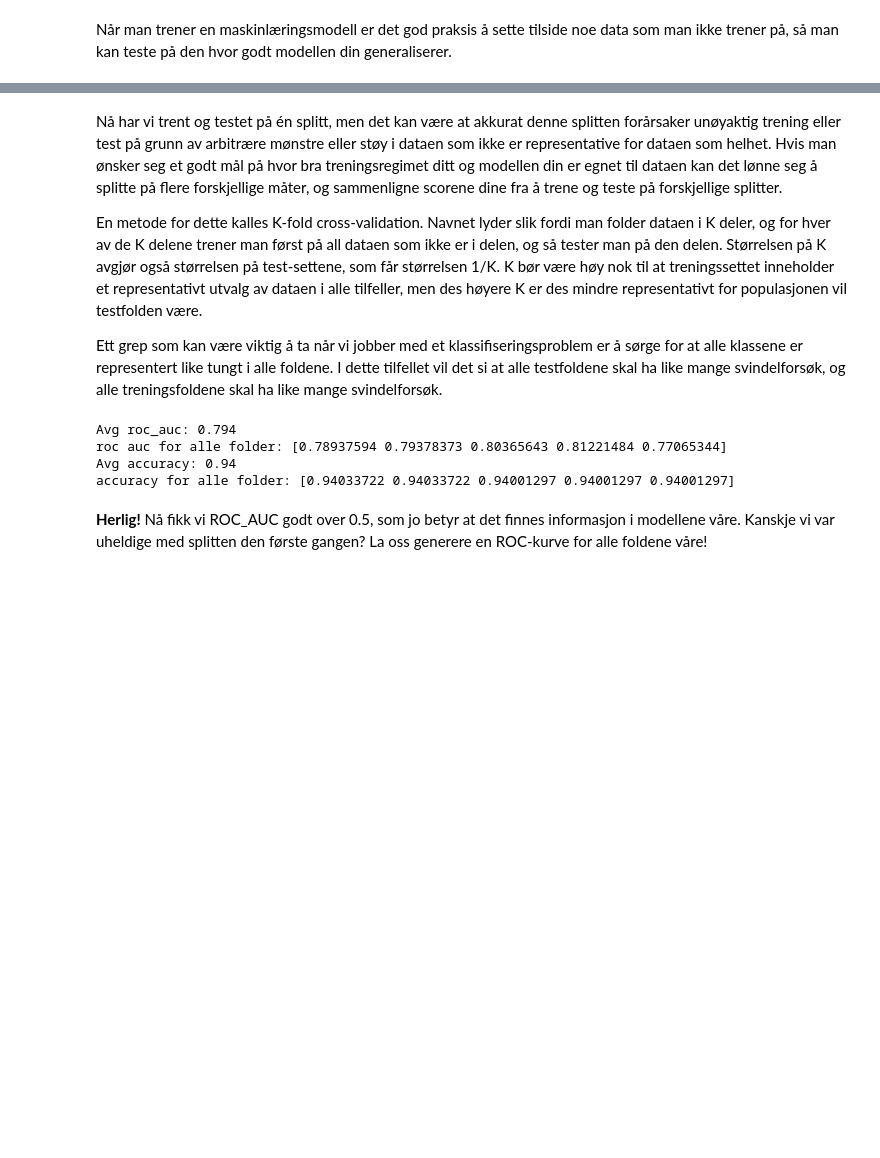
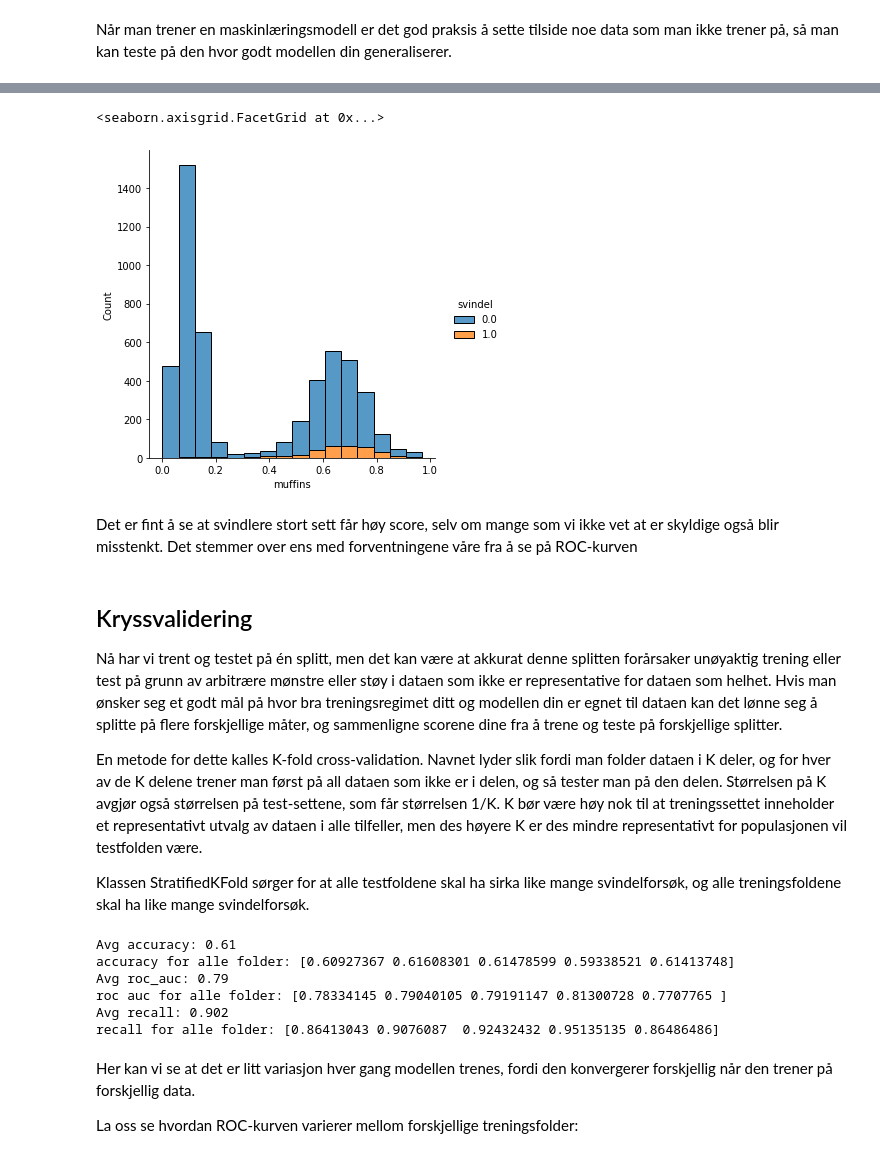
Before and after one commit to odaon/muffins-ai-motor, a Jupyter notebook: maskinlæring.ipynb, the cells around one changed output, grey strips where cells are left out. Cells and saved outputs as stored; diff of their text form; code cells hidden in the pictures; blank space fills up the shorter version.

```diff
--- a/maskinlæring.ipynb
+++ b/maskinlæring.ipynb
@@ -117,30 +161,48 @@ plt.show()
+# %%
+import seaborn as sns
+combined = pd.DataFrame([y_pred_proba, y_test]).T
+combined.columns = ["muffins", "svindel"]
+sns.displot(data=combined, x="muffins", hue="svindel", multiple="stack")
+# %% [output]
+<seaborn.axisgrid.FacetGrid at 0x...>
+[figure, added]
+# %% [markdown]
+Det er fint å se at svindlere stort sett får høy score, selv om mange som vi ikke vet at er skyldige også blir misstenkt. Det stemmer over ens med forventningene våre fra å se på ROC-kurven
 # %% [markdown]
+## Kryssvalidering
+
 Nå har vi trent og testet på én splitt, men det kan være at akkurat denne splitten forårsaker unøyaktig trening eller test på grunn av arbitrære mønstre eller støy i dataen som ikke er representative for dataen som helhet. Hvis man ønsker seg et godt mål på hvor bra treningsregimet ditt og modellen din er egnet til dataen kan det lønne seg å splitte på flere forskjellige måter, og sammenligne scorene dine fra å trene og teste på forskjellige splitter.
 
 En metode for dette kalles K-fold cross-validation. Navnet lyder slik fordi man folder dataen i K deler, og for hver av de K delene trener man først på all dataen som ikke er i delen, og så tester man på den delen. Størrelsen på K avgjør også størrelsen på test-settene, som får størrelsen 1/K. K bør være høy nok til at treningssettet inneholder et representativt utvalg av dataen i alle tilfeller, men des høyere K er des mindre representativt for populasjonen vil testfolden være.
 
-Ett grep som kan være viktig å ta når vi jobber med et klassifiseringsproblem er å sørge for at alle klassene er representert like tungt i alle foldene. I dette tilfellet vil det si at alle testfoldene skal ha like mange svindelforsøk, og alle treningsfoldene skal ha like mange svindelforsøk.
+Klassen StratifiedKFold sørger for at alle testfoldene skal ha sirka like mange svindelforsøk, og alle treningsfoldene skal ha like mange svindelforsøk.
 # %%
 from sklearn.model_selection import cross_val_score
 from sklearn.model_selection import StratifiedKFold
 
 k = 5
-k_fold_x_validation = StratifiedKFold(n_splits=k, random_state=42, shuffle=True)  # "Stratified" betyr av vi sørger for at det er like mange svindler i hver fold
-
-roc_auc_cv = cross_val_score(logistic_regressor, X, y, cv=k_fold_x_validation, scoring="roc_auc")
-print("Avg roc_auc: {}".format(round(roc_auc_cv.mean(), 3)))
-print(f"roc auc for alle folder: {roc_auc_cv}")
+k_fold_x_validation = StratifiedKFold(n_splits=k, random_state=42, shuffle=True)
 
 accuracy_cv = cross_val_score(logistic_regressor, X, y, cv=k_fold_x_validation, scoring="accuracy")
 print("Avg accuracy: {}".format(round(accuracy_cv.mean(), 3)))
 print(f"accuracy for alle folder: {accuracy_cv}")
+roc_auc_cv = cross_val_score(logistic_regressor, X, y, cv=k_fold_x_validation, scoring="roc_auc")
+print("Avg roc_auc: {}".format(round(roc_auc_cv.mean(), 3)))
+print(f"roc auc for alle folder: {roc_auc_cv}")
+accuracy_cv = cross_val_score(logistic_regressor, X, y, cv=k_fold_x_validation, scoring="recall")
+print("Avg recall: {}".format(round(accuracy_cv.mean(), 3)))
+print(f"recall for alle folder: {accuracy_cv}")
 # %% [output]
-Avg roc_auc: 0.794
-roc auc for alle folder: [0.78937594 0.79378373 0.80365643 0.81221484 0.77065344]
-Avg accuracy: 0.94
-accuracy for alle folder: [0.94033722 0.94033722 0.94001297 0.94001297 0.94001297]
+Avg accuracy: 0.61
+accuracy for alle folder: [0.60927367 0.61608301 0.61478599 0.59338521 0.61413748]
+Avg roc_auc: 0.79
+roc auc for alle folder: [0.78334145 0.79040105 0.79191147 0.81300728 0.7707765 ]
+Avg recall: 0.902
+recall for alle folder: [0.86413043 0.9076087  0.92432432 0.95135135 0.86486486]
 # %% [markdown]
-**Herlig!** Nå fikk vi ROC_AUC godt over 0.5, som jo betyr at det finnes informasjon i modellene våre. Kanskje vi var uheldige med splitten den første gangen? La oss generere en ROC-kurve for alle foldene våre!
+Her kan vi se at det er litt variasjon hver gang modellen trenes, fordi den konvergerer forskjellig når den trener på forskjellig data.
+
+La oss se hvordan ROC-kurven varierer mellom forskjellige treningsfolder:
 # %%
 import matplotlib.pyplot as plt
 import numpy as np
```
Also changed, not shown: parts of 23 cells of this notebook.
